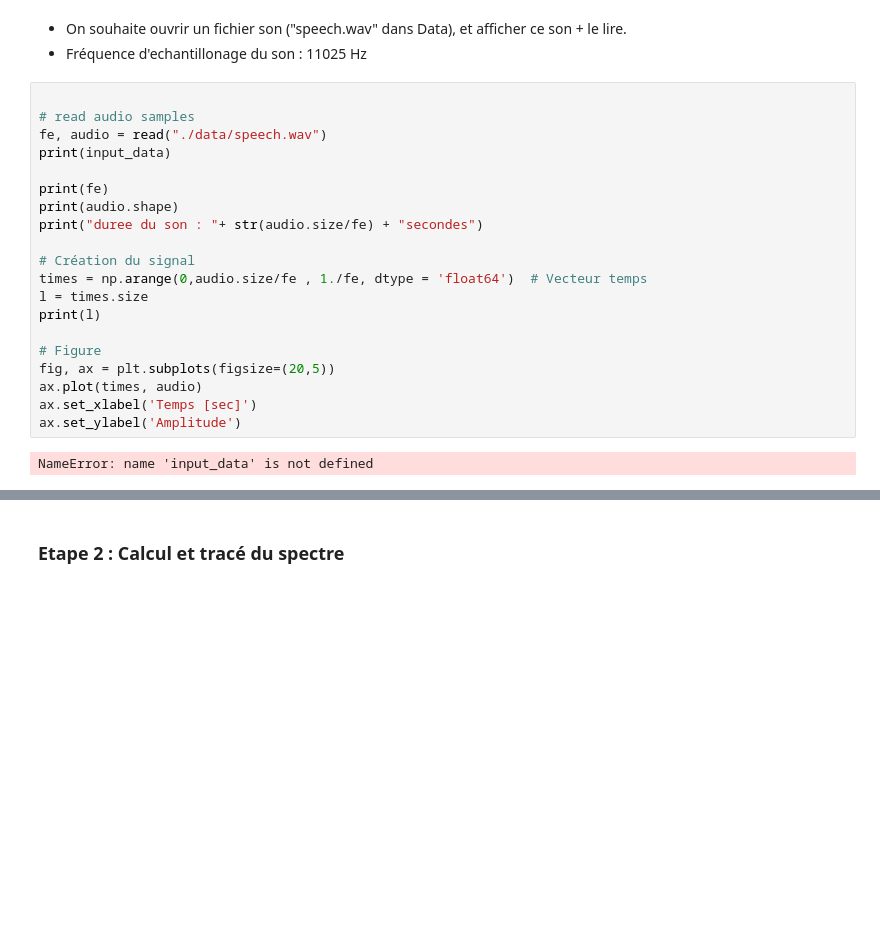
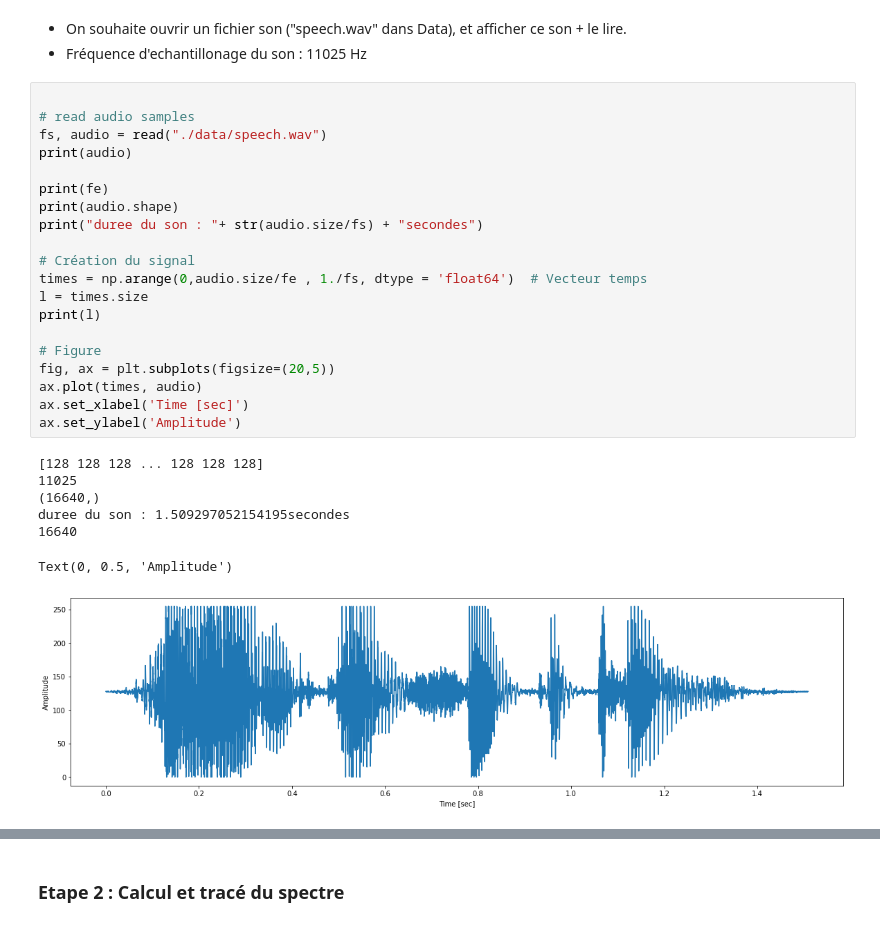
Before and after one commit to samuelgarcia/gdr_neuralnet_school_2021_day1_python, a Jupyter notebook: notebooks/scipy_overview.ipynb, the cells around one changed output, grey strips where cells are left out. Drawn from its saved outputs; the diff is of its cells as text; blank space fills up the shorter version.

```diff
--- a/notebooks/scipy_overview.ipynb
+++ b/notebooks/scipy_overview.ipynb
@@ -159,25 +84,31 @@ ax.legend(['data', 'linear','quadratic', 'cubic','nearest'], loc='best')
 # %%
 
 # read audio samples
-fe, audio = read("./data/speech.wav")
-print(input_data)
+fs, audio = read("./data/speech.wav")
+print(audio)
 
 print(fe)
 print(audio.shape)
-print("duree du son : "+ str(audio.size/fe) + "secondes")
+print("duree du son : "+ str(audio.size/fs) + "secondes")
 
 # Création du signal
-times = np.arange(0,audio.size/fe , 1./fe, dtype = 'float64')  # Vecteur temps
+times = np.arange(0,audio.size/fe , 1./fs, dtype = 'float64')  # Vecteur temps
 l = times.size
 print(l)
 
 # Figure
 fig, ax = plt.subplots(figsize=(20,5))
 ax.plot(times, audio)
-ax.set_xlabel('Temps [sec]')
+ax.set_xlabel('Time [sec]')
 ax.set_ylabel('Amplitude')
 # %% [output]
-NameError: name 'input_data' is not defined
+[128 128 128 ... 128 128 128]
+11025
+(16640,)
+duree du son : 1.509297052154195secondes
+16640
+Text(0, 0.5, 'Amplitude')
+[figure, added]
 # %%
 import IPython.display
 from ipywidgets import interact, interactive, fixed
```
Also changed, not shown: parts of 12 cells of this notebook, 2 other files.
